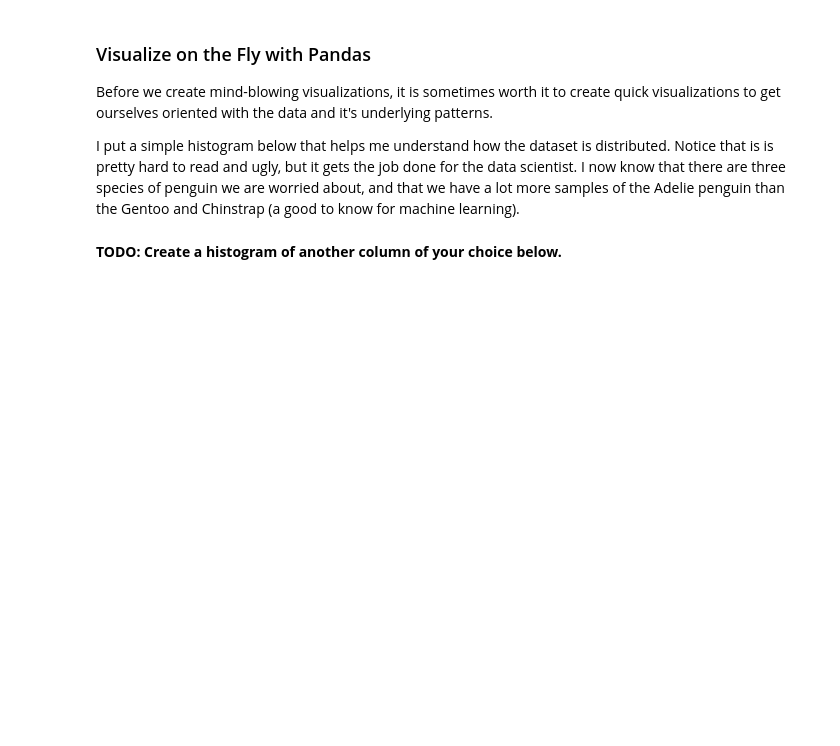
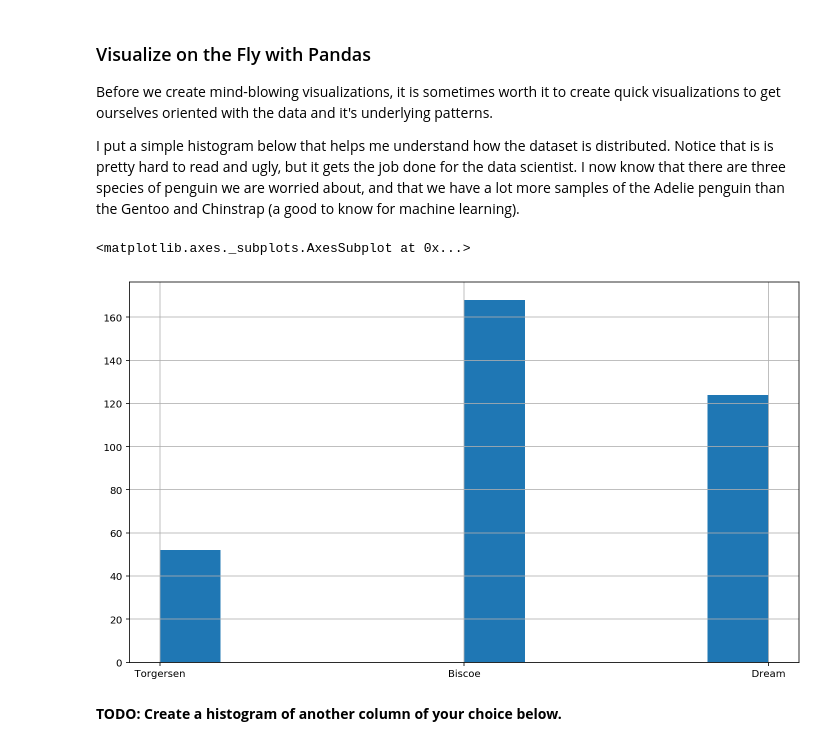
Before and after one commit to gprasad125/SC2022-BatchB-python-enjoyers, a Jupyter notebook: Ethan/week1/EDA_mini_project.ipynb, the cells around one changed output. Drawn from its saved outputs; the diff is of its cells as text; code cells hidden in the pictures; blank space fills up the shorter version.

```diff
--- a/Ethan/week1/EDA_mini_project.ipynb
+++ b/Ethan/week1/EDA_mini_project.ipynb
@@ -181,6 +219,11 @@ Before we create mind\-blowing visualizations, it is sometimes worth it to creat
 I put a simple histogram below that helps me understand how the dataset is distributed. Notice that is is pretty hard to read and ugly, but it gets the job done for the data scientist. I now know that there are three species of penguin we are worried about, and that we have a lot more samples of the Adelie penguin than the Gentoo and Chinstrap \(a good to know for machine learning\).
 # %%
 # Create a histogram of a column's data using the df.hist() function. I found it here: https://pandas.pydata.org/docs/reference/api/pandas.DataFrame.hist.html
+
+penguins_dataframe["Island"].hist()
+# %% [output]
+<matplotlib.axes._subplots.AxesSubplot at 0x...>
+[figure, added]
 # %% [markdown]
 **TODO: Create a histogram of another column of your choice below.**
 # %%
```
Also changed, not shown: parts of 13 cells of this notebook, 19 other files.
